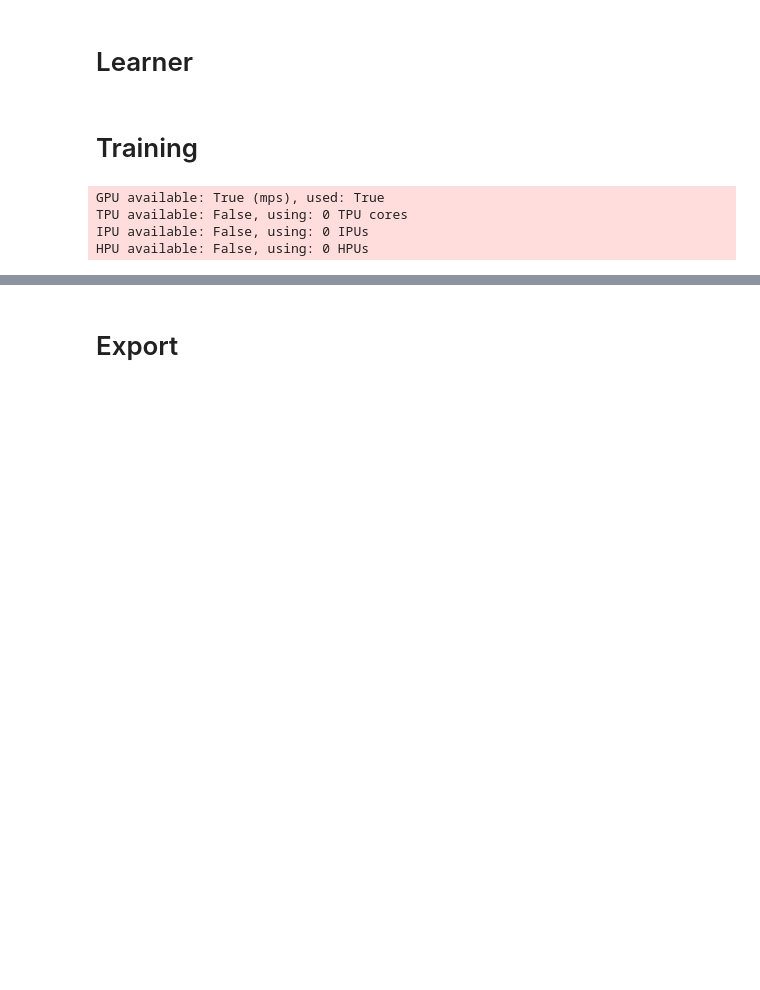
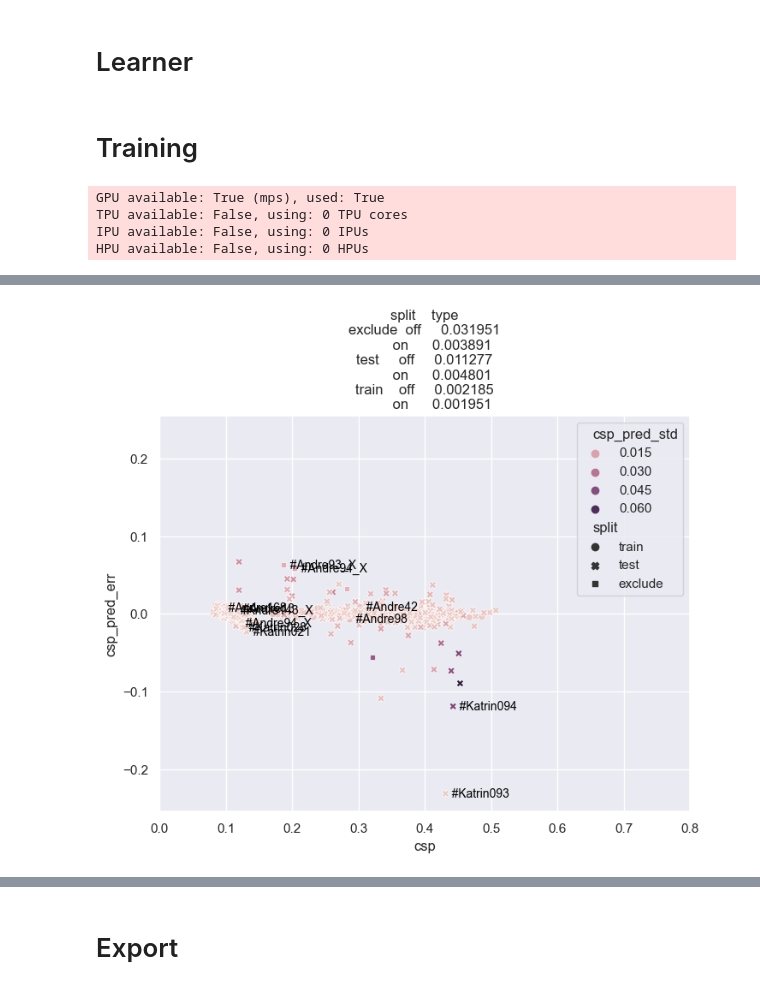
Before and after one commit to wirhabenzeit/csp, a Jupyter notebook: xresnet.ipynb, the cells around one changed output, grey strips where cells are left out. Drawn from its saved outputs; the diff is of its cells as text; code cells hidden in the pictures; blank space fills up the shorter version.

Commit message:
data update

```diff
--- a/xresnet.ipynb
+++ b/xresnet.ipynb
@@ -323,11 +328,11 @@ window_size = 256
 batch_size  = 32
 lr = 1e-3
 lr_end = 1e-4
-epochs = 5000
+epochs = 100
 arch = "xresnet1d18plus"
 accumulate_grad_batches = 1
 test_copies = 5
-test_every = 100
+test_every = 50
 shift_mag = .2
 scale_mag = 2.
 drift_mag = 1e-4
@@ -340,11 +345,10 @@ optimizer_kwargs = {"eps": 1e-7, }
 #scheduler_kwargs = {"max_lr": lr, "epochs": epochs, "steps_per_epoch": 1, "three_phase": False }
 Scheduler = None
 scheduler_kwargs = None#{"step_size": 100, "gamma": .5}
-json_file = "all_data.json"
-
-
+json_file = "andre_data.json"
 
 model = load_model(arch, window_size)
+model = model.to("mps")
 
 cspdata = CSPDataModule(
         json_file,
@@ -396,7 +400,7 @@ trainer = Trainer(
             StochasticWeightAveraging(swa_lrs=lr_end,swa_epoch_start=swa_epoch_start),
             ],
         log_every_n_steps=1,
-        profiler="simple",
+        #profiler="simple",
         accumulate_grad_batches=accumulate_grad_batches,
     )
 # %% [output]
@@ -451,0 +441,20 @@ trainer.save_checkpoint(f"lightning_checkpoints/{json_file.split('.')[0]}_{arch}
+# %%
+test_copies = 20
+cspAllData = CSPDataModule(
+        "all_data.json",
+        batch_size = batch_size,
+        num_workers = 0,
+        transform = signal_augmentation(
+            to=window_size,
+            shift_mag=shift_mag,
+            scale_mag=scale_mag,
+            drift_mag=drift_mag,
+            noise_mag=noise_mag,
+            center_csp=center_csp),
+        test_copies=test_copies
+)
+cspAllData.prepare_data()
+cspAllData.setup("predict")
+data = collate(trainer.predict(learner, datamodule=cspAllData))
+df = cspAllData.to_df(data,aggregate=True)
+df.loc[df["label"].str.contains("Katrin"),"split"] = "test"
@@ -451,0 +466,5 @@ trainer.save_checkpoint(f"lightning_checkpoints/{json_file.split('.')[0]}_{arch}
+# %%
+dfK, dfA = df[df["label"].str.contains("Katrin")].copy(), df[df["label"].str.contains("Andre")].copy()
+cspAllData.to_fig(df, split=True)
+# %% [output]
+[figure, added]
```
Also changed, not shown: parts of 12 cells of this notebook, 3 other files.
